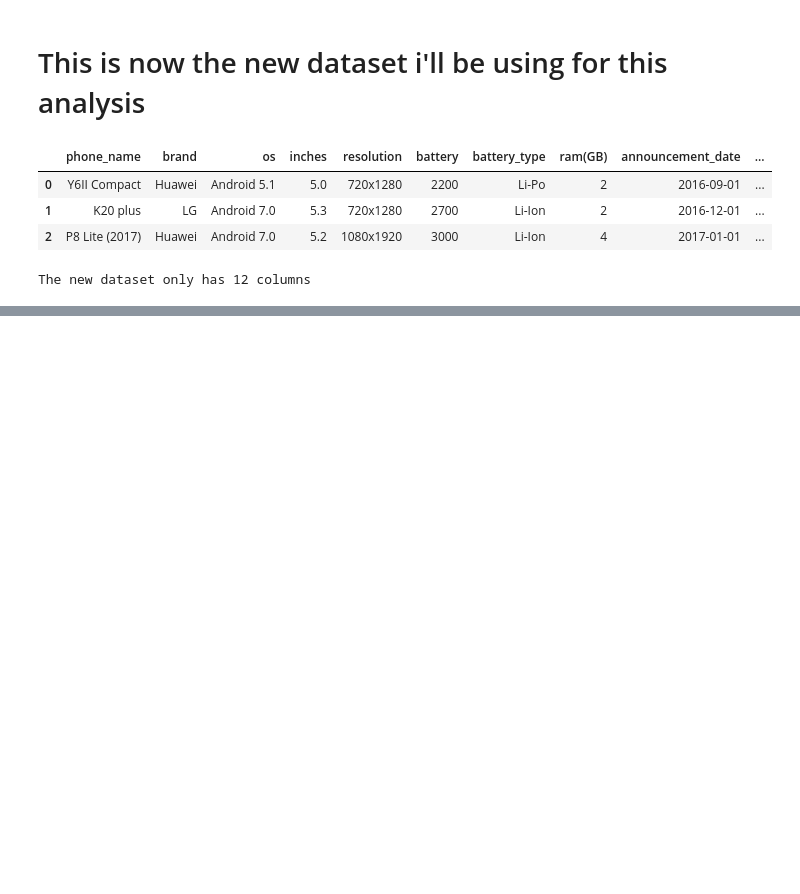
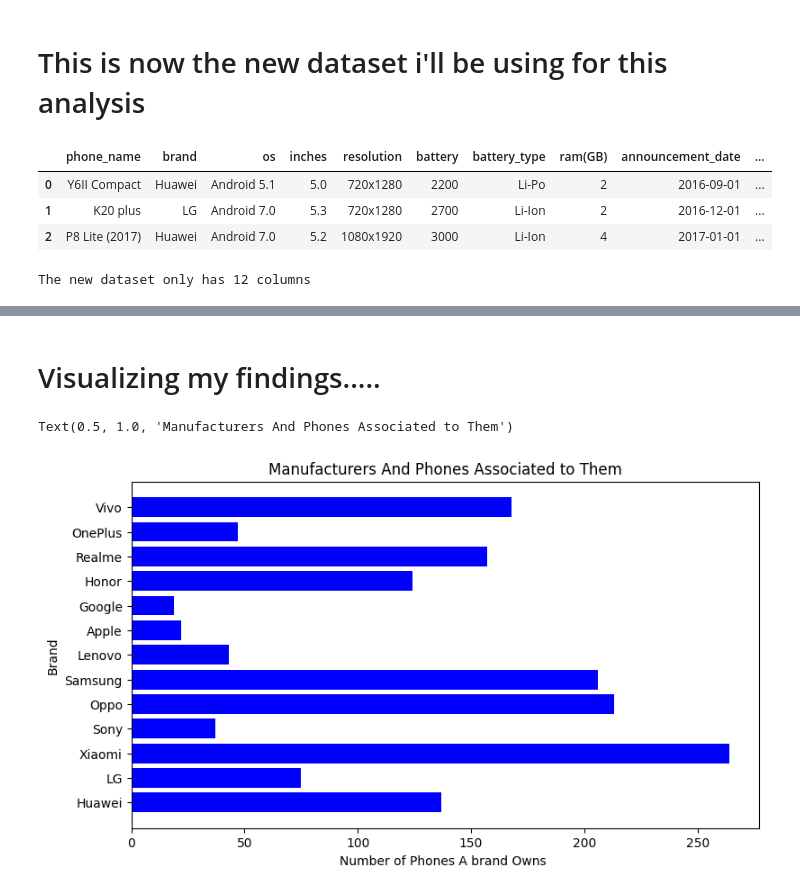
Before and after one commit to Kelvinkimotho/Projects-, a Jupyter notebook: phones/phones_data_analysis.ipynb, the cells around one changed output, grey strips where cells are left out. Cells and saved outputs as stored; diff of their text form; code cells hidden in the pictures; blank space fills up the shorter version.

Commit message:
Answered my first question and visualized the results

```diff
--- a/phones/phones_data_analysis.ipynb
+++ b/phones/phones_data_analysis.ipynb
@@ -59,0 +62,19 @@ The new dataset only has 12 columns
+# %%
+#Bellow variable stores the total number of phones , this should be equivalent to the number of rows in the dataset
+total_phones=0
+#Bellow is a list of all manufacturers/brands
+manufacturers=new_df.brand.unique()
+#the following list stores the brand total phones
+manufacturer_total_list=[]
+#looping through the list of mannufacturers
+for manufacturer in manufacturers:
+    manufacturer_total_phones=f"{manufacturer}_total_phones"
+    manufacturer_total_phones=0
+    #looping through the entire dataset
+    for i in range(len(new_df)):
+        if new_df.loc[i].brand==manufacturer:
+            manufacturer_total_phones+=1
+    print(f"{manufacturer} :: {manufacturer_total_phones} phones")
+    total_phones+=manufacturer_total_phones
+    manufacturer_total_list.append(manufacturer_total_phones)
+print(f"Total phones = {total_phones} phones")
@@ -59,0 +96,12 @@ The new dataset only has 12 columns
+# %% [markdown]
+# Visualizing my findings.....
+# %%
+#ploting a graph
+plt.figure(figsize=(9,5))
+plt.barh(manufacturers,manufacturer_total_list,color="blue")
+plt.xlabel("Number of Phones A brand Owns ")
+plt.ylabel("Brand")
+plt.title("Manufacturers And Phones Associated to Them")
+# %% [output]
+Text(0.5, 1.0, 'Manufacturers And Phones Associated to Them')
+[figure, added]
```
Also changed, not shown: parts of 2 cells of this notebook.
